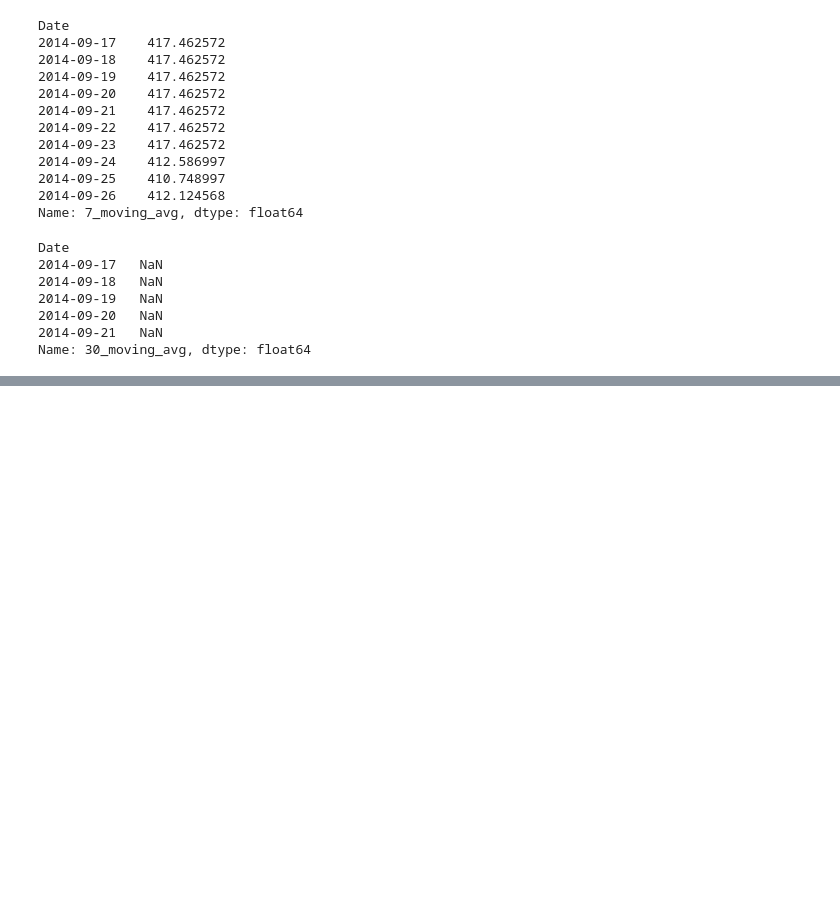
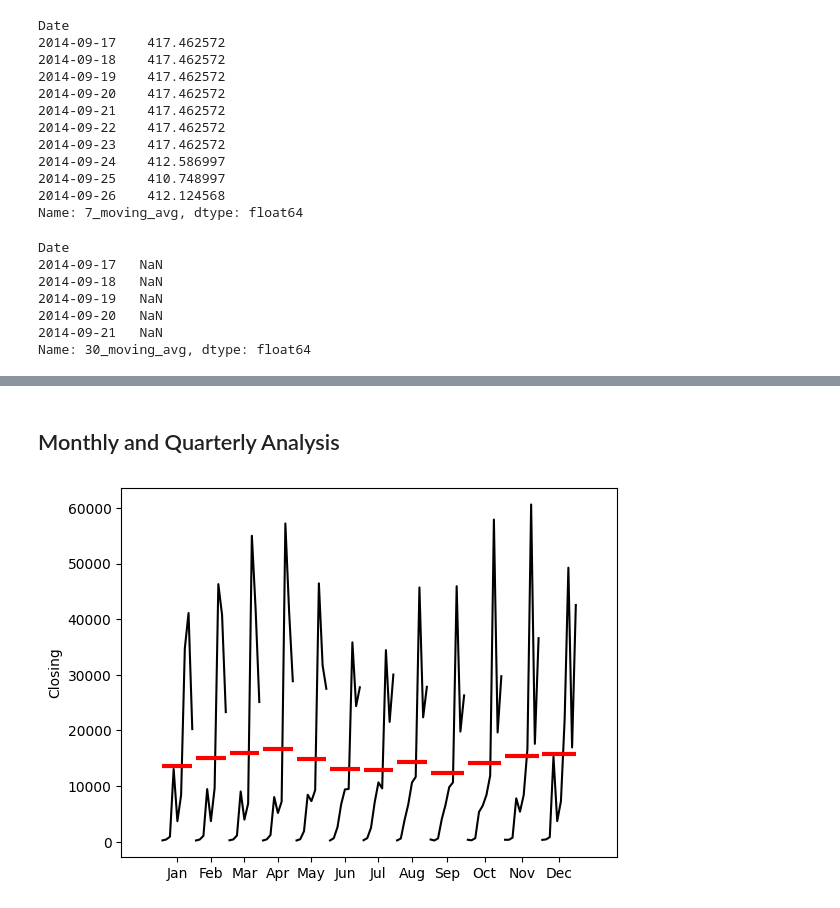
Before and after one commit to Vinni-Anddrade/time_series_course, a Jupyter notebook: 2_introduction_to_time_series_analysis/introduction_to_ts_analysis.ipynb, the cells around one changed output, grey strips where cells are left out. Saved outputs shown, nothing was run; the diff lists cells and outputs as text; code cells hidden in the pictures; blank space fills up the shorter version.

```diff
--- a/2_introduction_to_time_series_analysis/introduction_to_ts_analysis.ipynb
+++ b/2_introduction_to_time_series_analysis/introduction_to_ts_analysis.ipynb
@@ -246,7 +246,7 @@ Name: 7_moving_avg, dtype: float64
 # %%
 # Interpolate values
 
-df["30_moving_avg"] = df["30_moving_avg"].interpolate(method="time")
+df["30_moving_avg"] = df["30_moving_avg"].interpolate(method="linear")
 df["30_moving_avg"].head()
 
 # Não funciona por que não há dados anteriores.
@@ -272,0 +292,10 @@ Name: 30_moving_avg, dtype: float64
+# %%
+df["year"] = df.index.year
+df["month"] = df.index.month
+df["day"] = df.index.day
+df["day_of_week"] = df.index.day_of_week
+df["weekday"] = df.index.weekday
+df["day_name"] = df.index.day_name()
+df["is_weekend"] = df["day_of_week"].isin([5, 6]).astype(int)
+
+df.head()
@@ -272,0 +310,5 @@ Name: 30_moving_avg, dtype: float64
+# %%
+### Lagged Variables - Lags
+df["lag_1"] = df["Close"].shift(periods=1)
+df["lag_2"] = df["Close"].shift(periods=2)
+df.head()
@@ -272,0 +323,2 @@ Name: 30_moving_avg, dtype: float64
+# %% [markdown]
+## Monthly and Quarterly Analysis
@@ -272,0 +328,9 @@ Name: 30_moving_avg, dtype: float64
+# %%
+# Monthly Seasonality
+
+month_plot(
+    x=df["Close"].resample(rule="ME").mean(),
+    ylabel="Closing"
+    );
+# %% [output]
+[figure, added]
```
Also changed, not shown: parts of 19 cells of this notebook, 2 other files.
